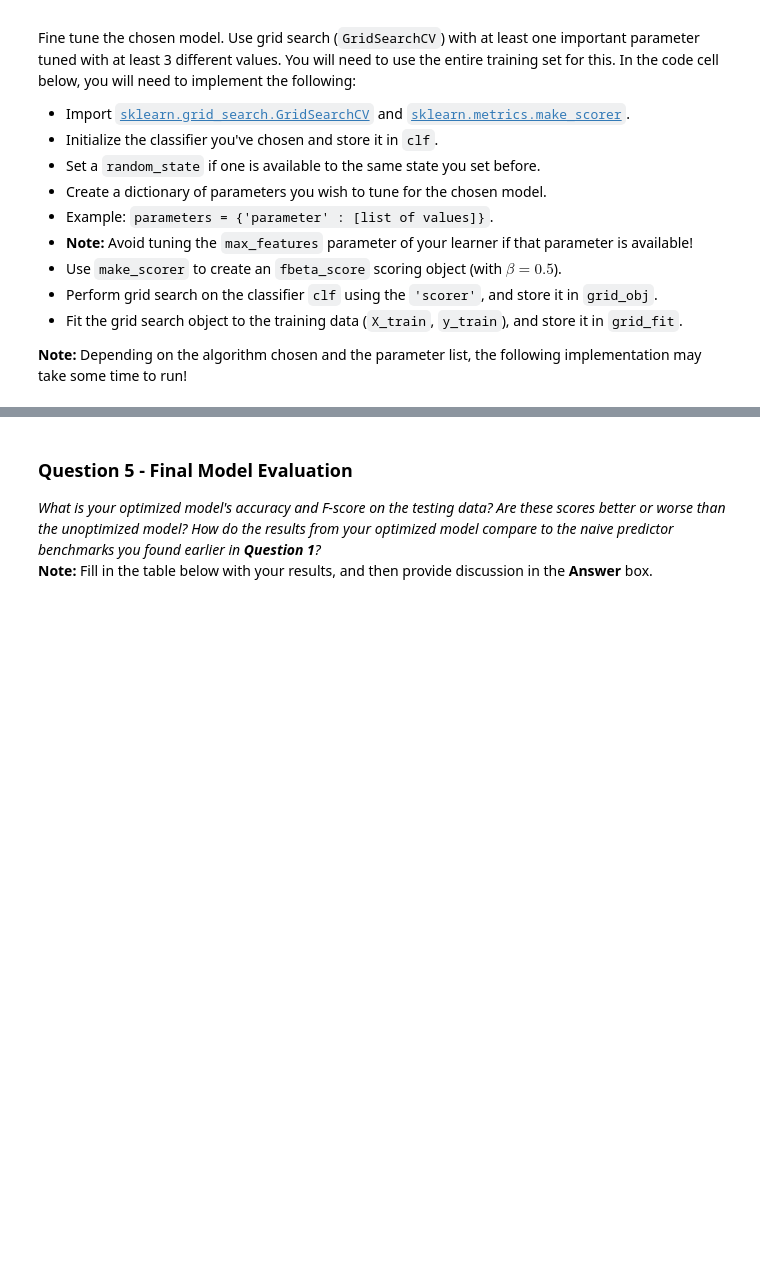
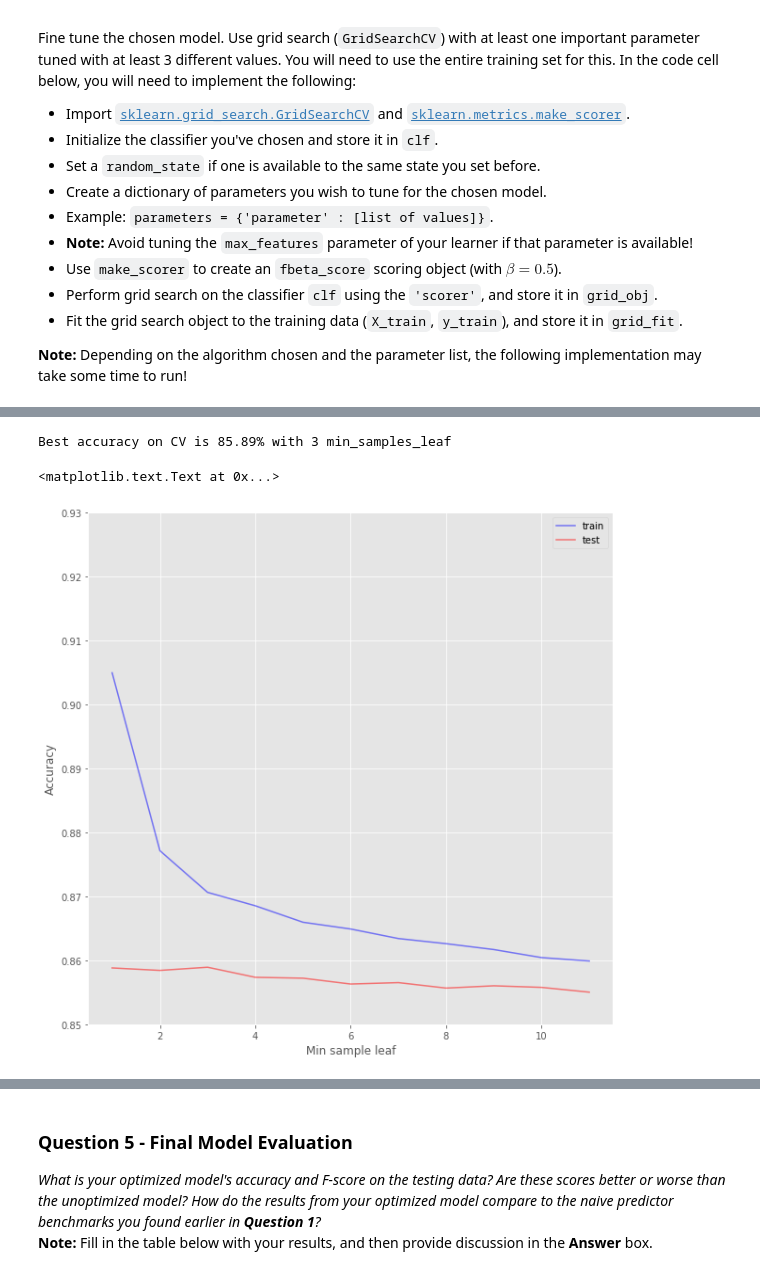
Before and after one commit to i-yu-b/machine-learning, a Jupyter notebook: projects/finding_donors/finding_donors.ipynb, the cells around one changed output, grey strips where cells are left out. Saved outputs shown, nothing was run; the diff lists cells and outputs as text; code cells hidden in the pictures; blank space fills up the shorter version.

```diff
--- a/projects/finding_donors/finding_donors.ipynb
+++ b/projects/finding_donors/finding_donors.ipynb
@@ -361,2 +470,34 @@ Fine tune the chosen model. Use grid search (`GridSearchCV`) with at least one i
+# %%
+train_acc = []
+test_acc = []
+temp_train_acc = []
+temp_test_acc = []
+min_samples_leaf_grid = range(1,12)
+for min_leaf in min_samples_leaf_grid:
+    clf = RandomForestClassifier(n_estimators =60, max_depth = 19, random_state = 10, min_samples_leaf = min_leaf, n_jobs = -1, oob_score = True)
+    temp_train_acc = []
+    temp_test_acc = []
+    for train_index, test_index in skf.split(X_train, y_train):
+        X_train_cv, X_val = X_train.iloc[train_index], X_train.iloc[test_index]
+        y_train_cv, y_val = y_train.iloc[train_index], y_train.iloc[test_index]
+        clf.fit(X_train_cv, y_train_cv)
+        temp_train_acc.append(clf.score(X_train_cv,y_train_cv))
+        temp_test_acc.append(clf.score(X_val,y_val))
+    train_acc.append(temp_train_acc)
+    test_acc.append(temp_test_acc)
+train_acc, test_acc = np.asarray(train_acc),np.asarray(test_acc)
+print("Best accuracy on CV is {:.2f}% with {} min_samples_leaf".format(max(test_acc.mean(axis = 1))*100, min_samples_leaf_grid[np.argmax(test_acc.mean(axis = 1))]))
+
+fig, ax = plt.subplots(figsize = (10,10))
+ax.plot(min_samples_leaf_grid, train_acc.mean(axis = 1), alpha = 0.5, color = 'blue', label = 'train')
+ax.plot(min_samples_leaf_grid, test_acc.mean(axis = 1), alpha = 0.5, color = 'red', label = 'test')
+ax.set_ylim([0.85,0.93])
+ax.legend(loc = 'best')
+ax.set_ylabel('Accuracy')
+ax.set_xlabel('Min sample leaf')
+# %% [output]
+Best accuracy on CV is 85.89% with 3 min_samples_leaf
+<matplotlib.text.Text at 0x...>
+[figure, added]
 # %%
 # TODO: Import 'GridSearchCV', 'make_scorer', and any other necessary libraries
```
Also changed, not shown: parts of 35 cells of this notebook, 3 other files.
